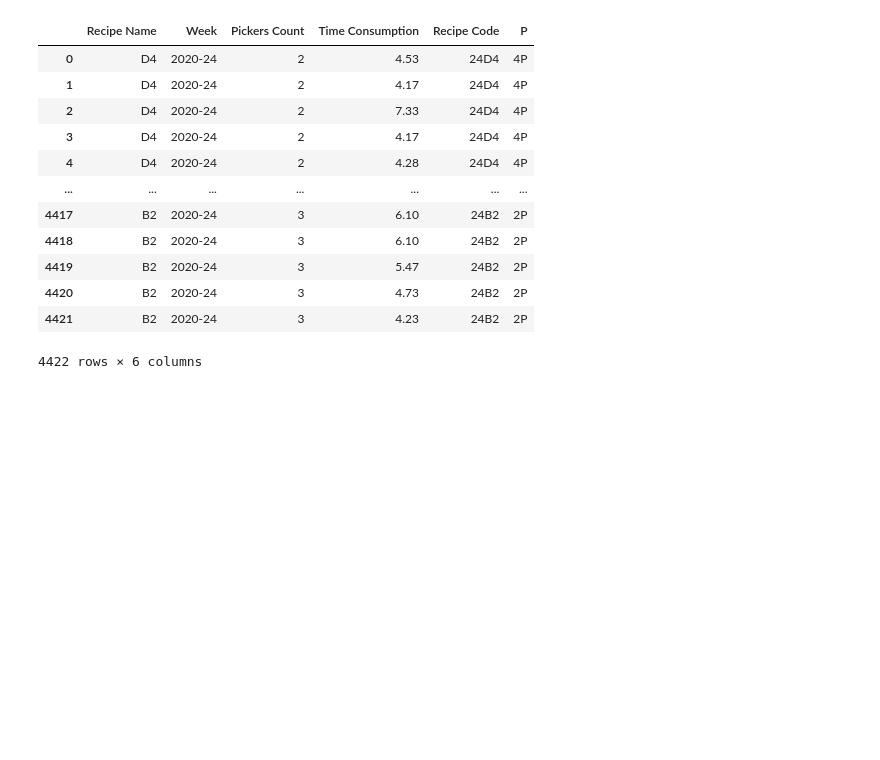
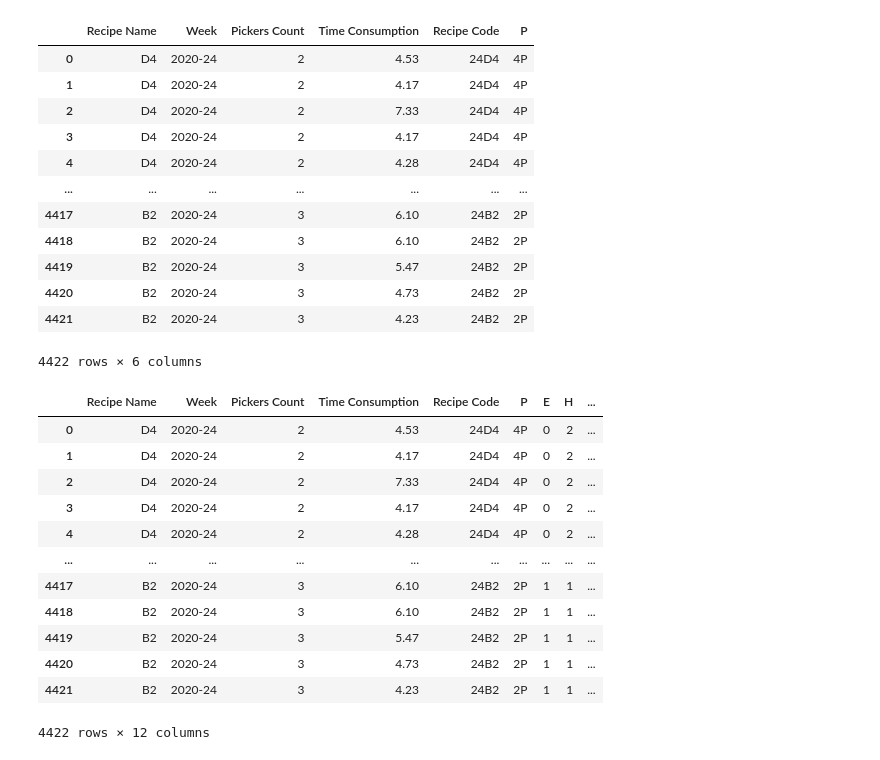
Before and after one commit to QPeiran/predicting_mks_speed, a Jupyter notebook: preprocessing_raw_data(Week24).ipynb, the cells around one changed output. Saved outputs shown, nothing was run; the diff lists cells and outputs as text; code cells hidden in the pictures; blank space fills up the shorter version.

Commit message:
W24 data for validation -- continued on Kaggle

```diff
--- a/preprocessing_raw_data(Week24).ipynb
+++ b/preprocessing_raw_data(Week24).ipynb
@@ -246,0 +245,17 @@ valid_all
+# %%
+valid_all = klss_staged.merge(recipe_details, how = 'left', left_on = 'Recipe Code', right_on = 'Recipe Code')
+valid_all
+# %% [output]
+|  | Recipe Name | Week | Pickers Count | Time Consumption | Recipe Code | P | E | H | ... |
+| 0 | D4 | 2020-24 | 2 | 4.53 | 24D4 | 4P | 0 | 2 | ... |
+| 1 | D4 | 2020-24 | 2 | 4.17 | 24D4 | 4P | 0 | 2 | ... |
+| 2 | D4 | 2020-24 | 2 | 7.33 | 24D4 | 4P | 0 | 2 | ... |
+| 3 | D4 | 2020-24 | 2 | 4.17 | 24D4 | 4P | 0 | 2 | ... |
+| 4 | D4 | 2020-24 | 2 | 4.28 | 24D4 | 4P | 0 | 2 | ... |
+| ... | ... | ... | ... | ... | ... | ... | ... | ... | ... |
+| 4417 | B2 | 2020-24 | 3 | 6.10 | 24B2 | 2P | 1 | 1 | ... |
+| 4418 | B2 | 2020-24 | 3 | 6.10 | 24B2 | 2P | 1 | 1 | ... |
+| 4419 | B2 | 2020-24 | 3 | 5.47 | 24B2 | 2P | 1 | 1 | ... |
+| 4420 | B2 | 2020-24 | 3 | 4.73 | 24B2 | 2P | 1 | 1 | ... |
+| 4421 | B2 | 2020-24 | 3 | 4.23 | 24B2 | 2P | 1 | 1 | ... |
+4422 rows × 12 columns
```
Also changed, not shown: parts of 3 cells of this notebook, 1 other file.
